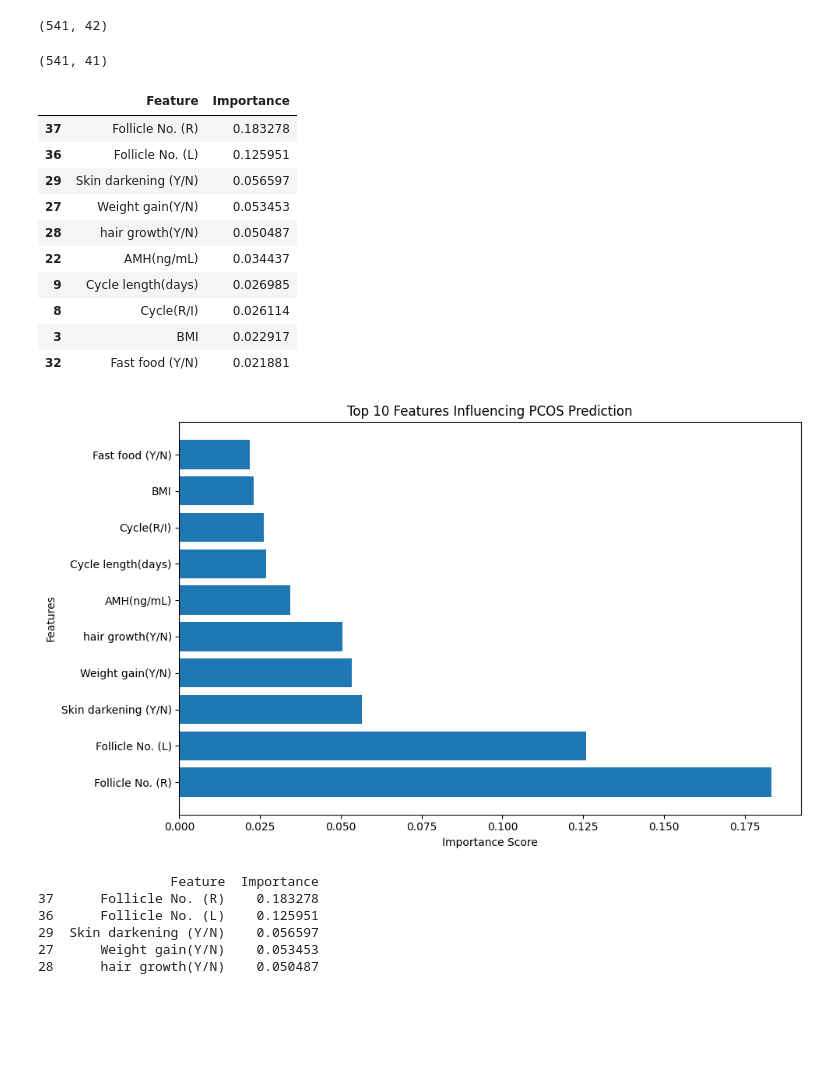
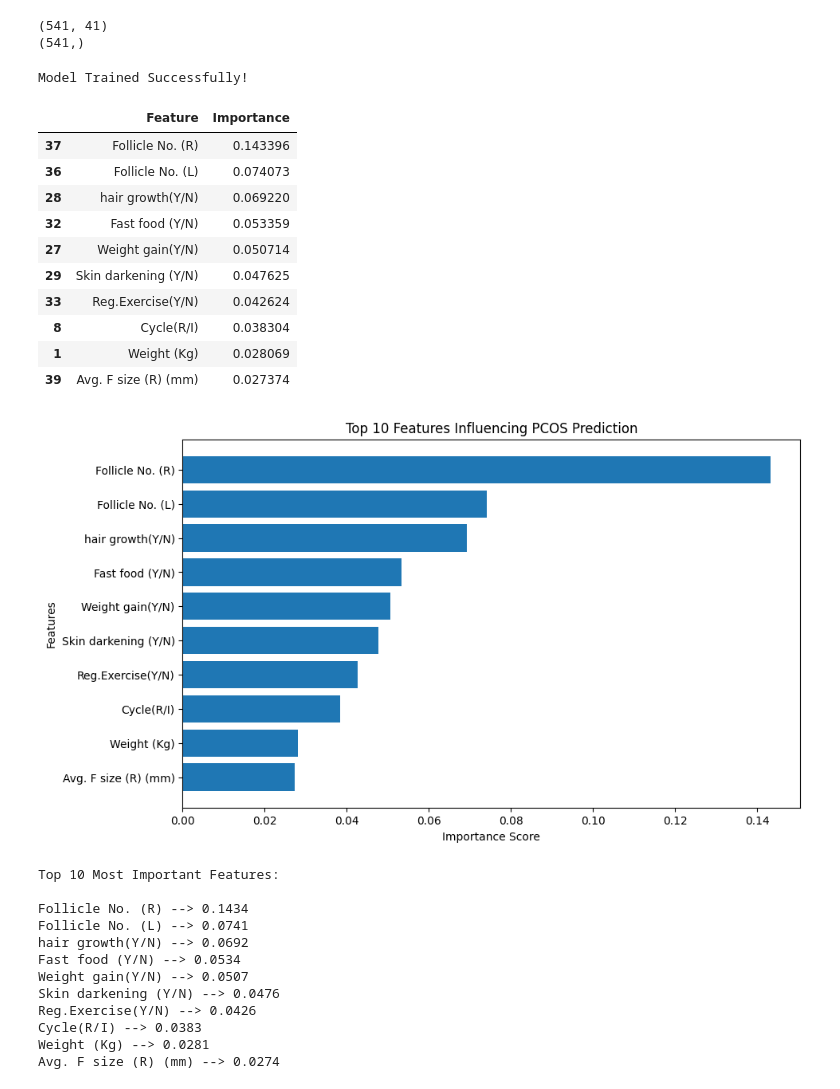
Before and after one commit to vaishnaviinit/FemAI, a Jupyter notebook: notebooks/05_model_interpretation.ipynb, the cells around one changed output. Saved outputs shown, nothing was run; the diff lists cells and outputs as text; code cells hidden in the pictures; blank space fills up the shorter version.

Commit message:
feat: add xgboost feature importance analysis and model interpretation

```diff
--- a/notebooks/05_model_interpretation.ipynb
+++ b/notebooks/05_model_interpretation.ipynb
@@ -14,19 +24,30 @@ Model Loaded Successfully!
 # %%
-df = pd.read_csv("../data/processed/cleaned_pcos.csv")
+X = df.drop("PCOS (Y/N)", axis=1)
 
-print(df.shape)
+y = df["PCOS (Y/N)"]
+
+print(X.shape)
+print(y.shape)
 # %% [output]
-(541, 42)
+(541, 41)
+(541,)
 # %%
-X = df.drop("PCOS (Y/N)", axis=1)
+xgb = XGBClassifier(
+    n_estimators=200,
+    max_depth=4,
+    learning_rate=0.1,
+    random_state=42
+)
 
-print(X.shape)
+xgb.fit(X_train, y_train)
+
+print("Model Trained Successfully!")
 # %% [output]
-(541, 41)
+Model Trained Successfully!
 # %%
 importance_df = pd.DataFrame({
     "Feature": X.columns,
-    "Importance": rf.feature_importances_
+    "Importance": xgb.feature_importances_
 })
 
 importance_df = importance_df.sort_values(
@@ -37,43 +58,54 @@ importance_df = importance_df.sort_values(
 importance_df.head(10)
 # %% [output]
 |  | Feature | Importance |
-| 37 | Follicle No. (R) | 0.183278 |
-| 36 | Follicle No. (L) | 0.125951 |
-| 29 | Skin darkening (Y/N) | 0.056597 |
-| 27 | Weight gain(Y/N) | 0.053453 |
-| 28 | hair growth(Y/N) | 0.050487 |
-| 22 | AMH(ng/mL) | 0.034437 |
-| 9 | Cycle length(days) | 0.026985 |
-| 8 | Cycle(R/I) | 0.026114 |
-| 3 | BMI | 0.022917 |
-| 32 | Fast food (Y/N) | 0.021881 |
+| 37 | Follicle No. (R) | 0.143396 |
+| 36 | Follicle No. (L) | 0.074073 |
+| 28 | hair growth(Y/N) | 0.069220 |
+| 32 | Fast food (Y/N) | 0.053359 |
+| 27 | Weight gain(Y/N) | 0.050714 |
+| 29 | Skin darkening (Y/N) | 0.047625 |
+| 33 | Reg.Exercise(Y/N) | 0.042624 |
+| 8 | Cycle(R/I) | 0.038304 |
+| 1 | Weight (Kg) | 0.028069 |
+| 39 | Avg. F size (R) (mm) | 0.027374 |
 # %%
 top_features = importance_df.head(10)
 
 plt.figure(figsize=(10,6))
 
 plt.barh(
     top_features["Feature"],
     top_features["Importance"]
 )
 
-plt.xlabel("Importance Score")
-plt.ylabel("Features")
 plt.title("Top 10 Features Influencing PCOS Prediction")
 
-plt.tight_layout()
+plt.xlabel("Importance Score")
+
+plt.ylabel("Features")
+
+plt.gca().invert_yaxis()
 
 plt.show()
 # %% [output]
-[figure, old version]
+[figure, new version]
 # %%
-top5 = importance_df.head(5)
+print("Top 10 Most Important Features:\n")
 
-print(top5)
+for i, row in top_features.iterrows():
+    print(
+        f"{row['Feature']} --> {row['Importance']:.4f}"
+    )
 # %% [output]
-                 Feature  Importance
-37      Follicle No. (R)    0.183278
-36      Follicle No. (L)    0.125951
-29  Skin darkening (Y/N)    0.056597
-27      Weight gain(Y/N)    0.053453
-28      hair growth(Y/N)    0.050487
+Top 10 Most Important Features:
+
+Follicle No. (R) --> 0.1434
+Follicle No. (L) --> 0.0741
+hair growth(Y/N) --> 0.0692
+Fast food (Y/N) --> 0.0534
+Weight gain(Y/N) --> 0.0507
+Skin darkening (Y/N) --> 0.0476
+Reg.Exercise(Y/N) --> 0.0426
+Cycle(R/I) --> 0.0383
+Weight (Kg) --> 0.0281
+Avg. F size (R) (mm) --> 0.0274
```
Also changed, not shown: parts of 7 cells of this notebook.
